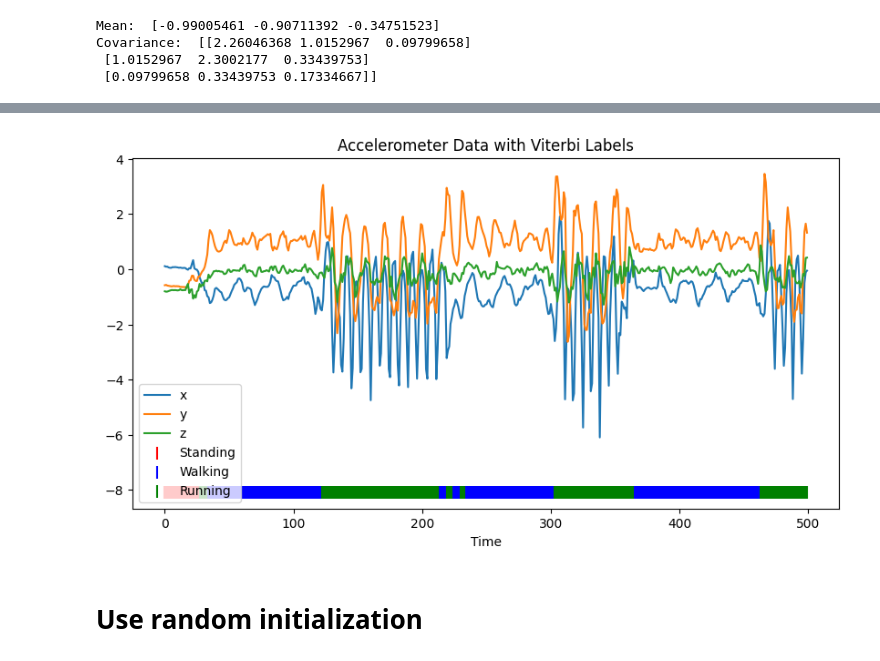
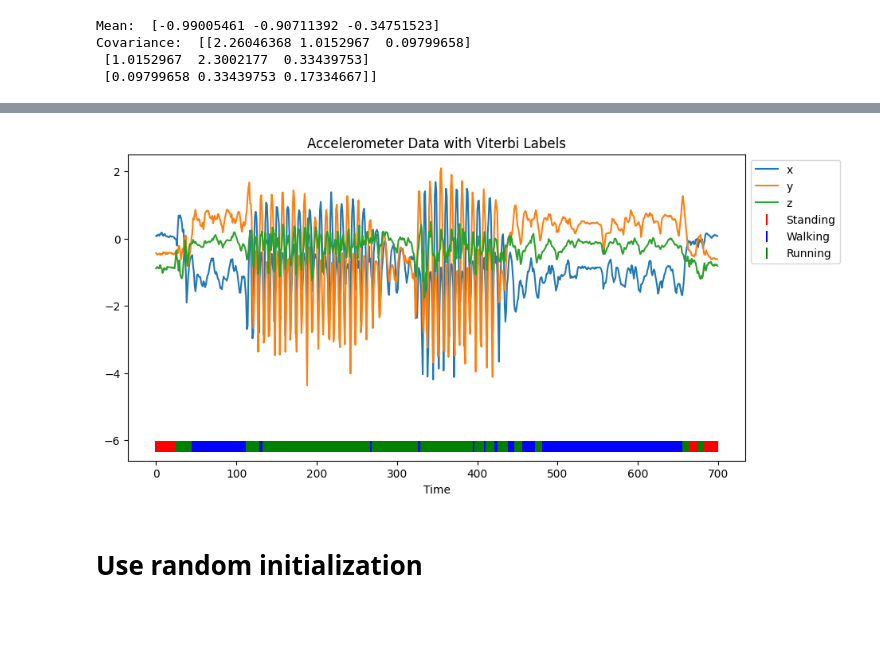
Before and after one commit to k1000dai/prml-lab3, a Jupyter notebook: lab3.ipynb, the cells around one changed output, grey strips where cells are left out. Cells and saved outputs as stored; diff of their text form; code cells hidden in the pictures; blank space fills up the shorter version.

```diff
--- a/lab3.ipynb
+++ b/lab3.ipynb
@@ -4,8 +4,3 @@ from matplotlib import pyplot as plt
 import numpy as np
 import pandas as pd
 import glob
-# %%
-#use 1 train data
-train_data = pd.read_csv("./data/data-1.txt", sep=";").to_numpy()
-train_data = train_data[:, 1:]  # remove the first column (index)
-train_data
@@ -116,4 +120,4 @@ log-likelihood: -10172.719820188024
 # %%
-viterbi_path = h.viterbi(train_data)
+viterbi_path = h.viterbi(test_data)
 print("Viterbi path: ", viterbi_path)
 # %% [output]
@@ -121,27 +143,26 @@ Viterbi path:  [0 0 0 ... 0 0 0]
 # %%
-top_n = 500
-pred_label = viterbi_path[:top_n]
-time = np.arange(top_n)
-x = train_data[:top_n, 0]
-y = train_data[:top_n, 1]
-z = train_data[:top_n, 2]
+pred_label = viterbi_path
+time = np.arange(len(test_data))
+x = test_data[:, 0]
+y = test_data[:, 1]
+z = test_data[:, 2]
 # Plot the first 500 data points
 plt.figure(figsize=(10, 5))
 plt.plot(time, x, label="x")
 plt.plot(time, y, label="y")
 plt.plot(time, z, label="z")
 # pred_labelごとに色分けして描画
 colors = {0: 'red', 1: 'blue', 2: 'green'}
 labels = {0: "Standing", 1: "Walking", 2: "Running"}
 for label, color in colors.items():
     idx = np.where(pred_label == label)[0]
     plt.scatter(time[idx], [min(x)-2]*len(idx), color=color, label=labels[label], marker='|', s=100)
 plt.title("Accelerometer Data with Viterbi Labels")
 plt.xlabel("Time")
-plt.legend()
+plt.legend(loc='upper left', bbox_to_anchor=(1, 1))
 plt.show()
 # %% [output]
-[figure, old version]
+[figure, new version]
 # %% [markdown]
 # Use random initialization
 # %%
```
Also changed, not shown: parts of 11 cells of this notebook, 1 other file.
